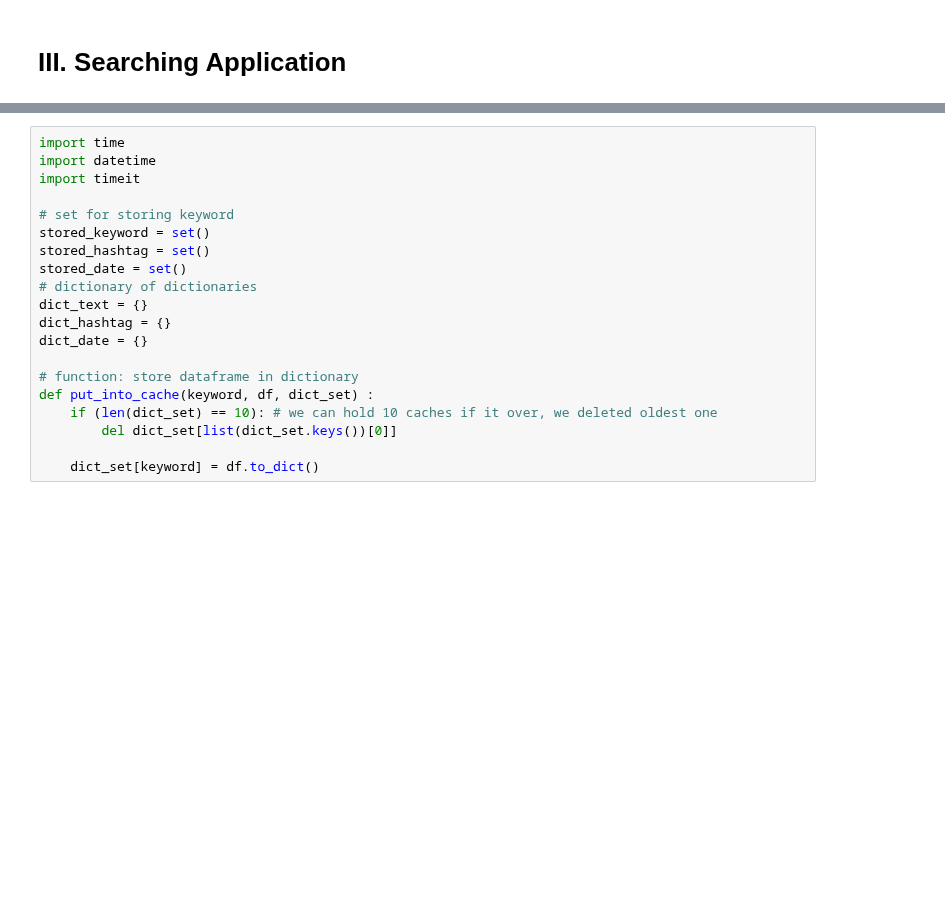
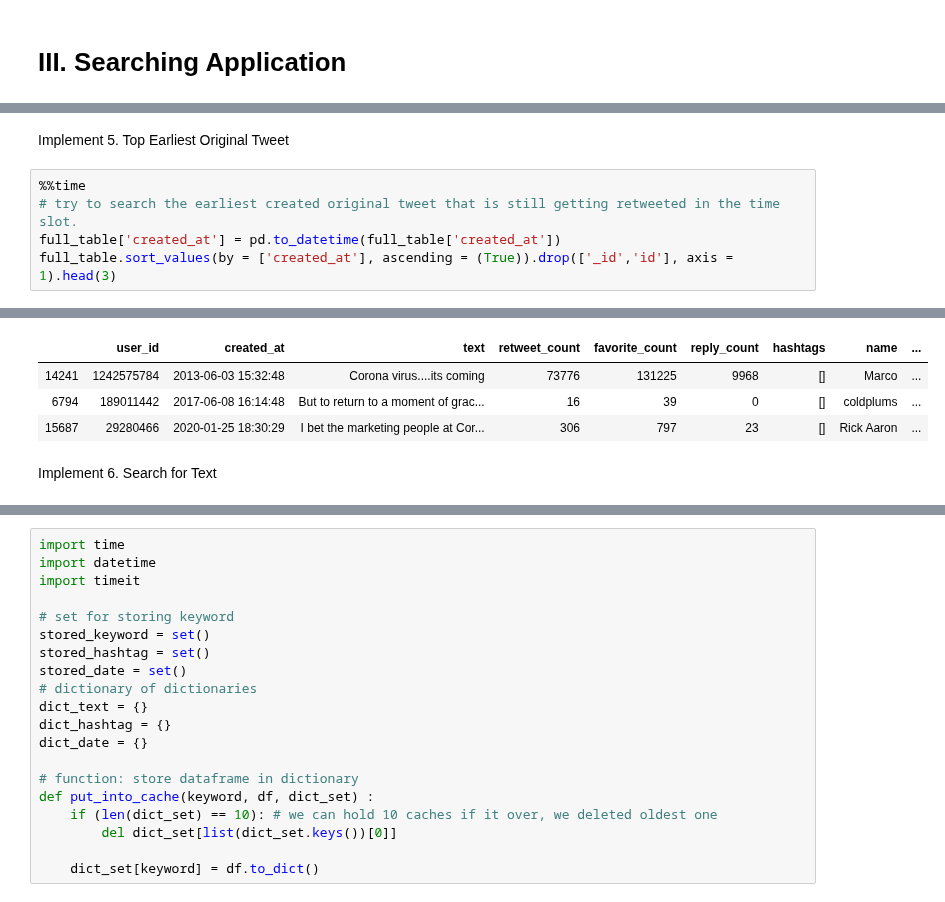
Before and after one commit to Hui-Dora-Wang/Search-Application-on-Twitter, a Jupyter notebook: search_app.ipynb, the cells around one changed output, grey strips where cells are left out. Saved outputs shown, nothing was run; the diff lists cells and outputs as text; blank space fills up the shorter version.

Commit message:
Update Implementations 1-7

```diff
--- a/search_app.ipynb
+++ b/search_app.ipynb
@@ -304,0 +398,8 @@ Select Time Range & Save Cache
+# %% [markdown]
+Implement 5. Top Earliest Original Tweet
+# %%
+%%time
+# try to search the earliest created original tweet that is still getting retweeted in the time slot.
+full_table['created_at'] = pd.to_datetime(full_table['created_at'])
+full_table.sort_values(by = ['created_at'], ascending = (True)).drop(['_id','id'], axis = 1).head(3)
+# %% [output]
@@ -304,0 +408,6 @@ Select Time Range & Save Cache
+|  | user_id | created_at | text | retweet_count | favorite_count | reply_count | hashtags | name | ... |
+| 14241 | 1242575784 | 2013-06-03 15:32:48 | Corona virus....its coming | 73776 | 131225 | 9968 | [] | Marco | ... |
+| 6794 | 189011442 | 2017-06-08 16:14:48 | But to return to a moment of grac... | 16 | 39 | 0 | [] | coldplums | ... |
+| 15687 | 29280466 | 2020-01-25 18:30:29 | I bet the marketing people at Cor... | 306 | 797 | 23 | [] | Rick Aaron | ... |
+# %% [markdown]
+Implement 6. Search for Text
```
Also changed, not shown: parts of 38 cells of this notebook.
